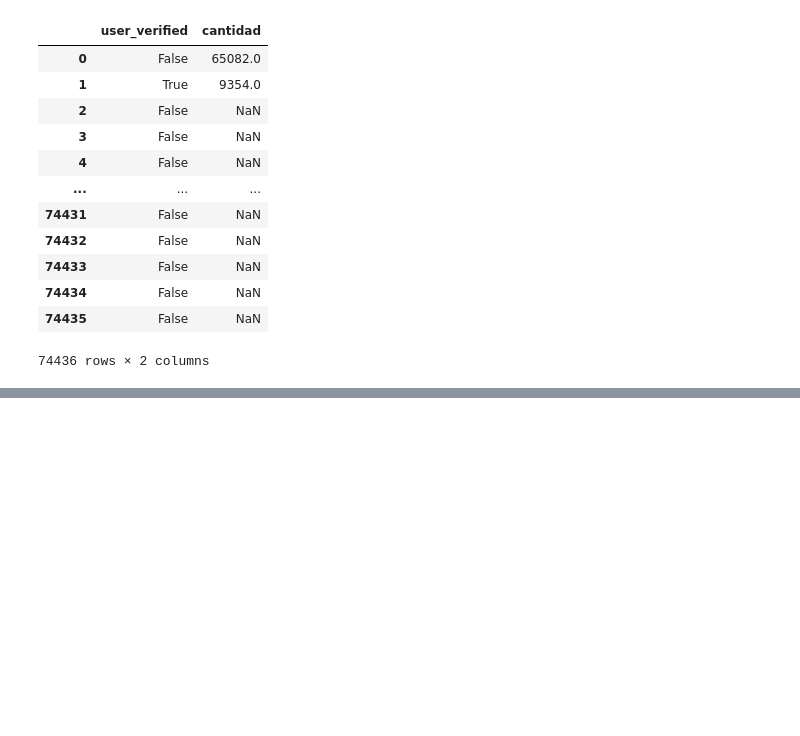
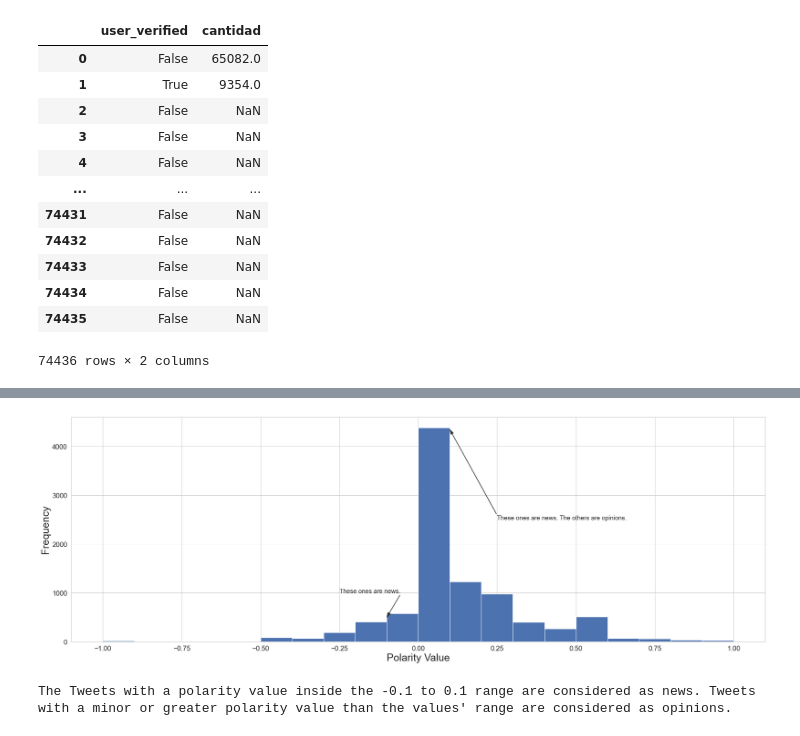
Before and after one commit to JuanDiaz12000/retoAnalitica, a Jupyter notebook: reto.ipynb, the cells around one changed output, grey strips where cells are left out. Saved outputs shown, nothing was run; the diff lists cells and outputs as text; code cells hidden in the pictures; blank space fills up the shorter version.

```diff
--- a/reto.ipynb
+++ b/reto.ipynb
@@ -248,12 +248,19 @@ tweets=pd.read_csv("covid19_V_tweets.csv")
 def remove_url(txt):
     return " ".join(re.sub("([^0-9A-Za-z \t])|(\w+:\/\/\S+)", " ", txt).split())
 tweetsText= tweets["text"].to_list()
+username= tweets["user_name"].to_list()
 print(tweetsText[0])
 print("")
 all_tweets_no_urls = [remove_url(tweet) for tweet in tweetsText]
 all_tweets_no_urls = [tweets.lower() for tweets in all_tweets_no_urls]
+sentiment_objects = [TextBlob(tweet) for tweet in all_tweets_no_urls]
+sentiment_values = [[str(tweet), tweet.sentiment.polarity] for tweet in sentiment_objects]
+fullAnalysis = pd.DataFrame(username, columns=["User Name"])
+sentiment_df = pd.DataFrame(sentiment_values, columns=["Tweet", "Polarity"])
+fullAnalysis = fullAnalysis.join(sentiment_df)
+display(fullAnalysis)
 print("")
-sentiment_objects = [TextBlob(tweet) for tweet in all_tweets_no_urls]
-print("'",sentiment_objects[0],"(...)' polarity: ", sentiment_objects[0].polarity)
+print("Tweet from "+"'"+fullAnalysis["User Name"][0]+"': "+"'"+fullAnalysis["Tweet"][0]+"(...)'")
+print("Tweet polarity: "+"'"+str(fullAnalysis["Polarity"][0])+"'")
 # %% [output]
 Hey @Yankees @YankeesPR and @MLB - wouldn't it have made more sense to have the players pay their respects to the A… https://t.co/1QvW0zgyPu
@@ -262,0 +282,16 @@ Hey @Yankees @YankeesPR and @MLB - wouldn't it have made more sense to have the
+# %%
+fig, ax = plt.subplots(figsize=(30, 10))
+dN=pd.read_csv("numbers.csv")
+bins2=dN["numbers"].to_list()
+plt.annotate('These ones are news. The others are opinions.', xy=(0.1, 4350), xytext=(0.25, 2500), fontsize=15, arrowprops={'width':0.4,'headwidth':7,'color':'#333333'})
+plt.annotate('These ones are news.', xy=(-0.1, 500), xytext=(-0.25, 1000), fontsize=15, arrowprops={'width':-0.4,'headwidth':7,'color':'#333333'})
+plt.xlabel('Polarity Value',fontsize=25)
+plt.ylabel("Frequency",fontsize=25 )
+fullAnalysis["Polarity"].hist(bins=bins2,
+             ax=ax)
+
+plt.show()
+print("The Tweets with a polarity value inside the -0.1 to 0.1 range are considered as news. Tweets with a minor or greater polarity value than the values' range are considered as opinions.")
+# %% [output]
+[figure, added]
+The Tweets with a polarity value inside the -0.1 to 0.1 range are considered as news. Tweets with a minor or greater polarity value than the values' range are considered as opinions.
```
Also changed, not shown: parts of 1 cell of this notebook, 3 other files.
